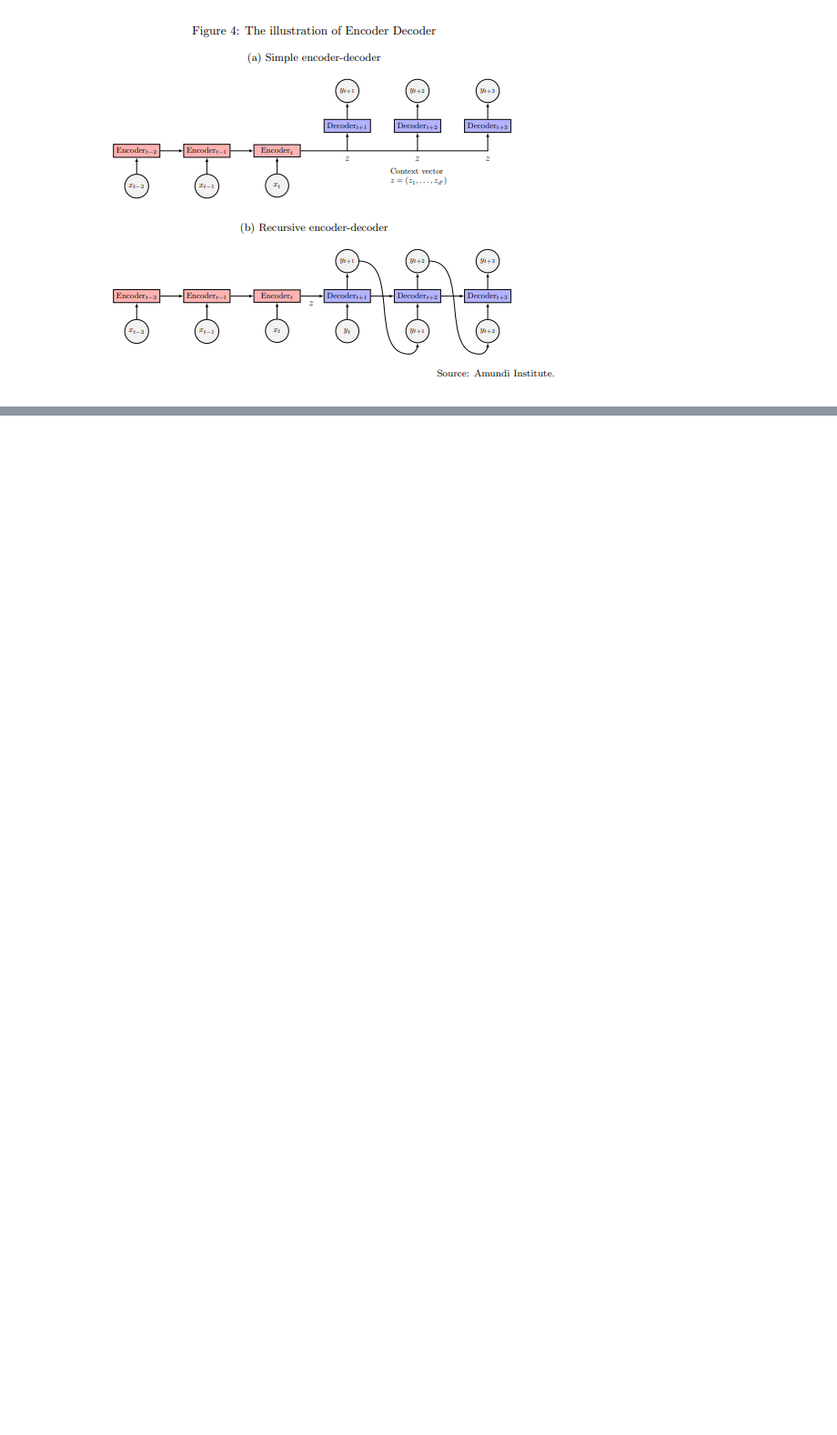
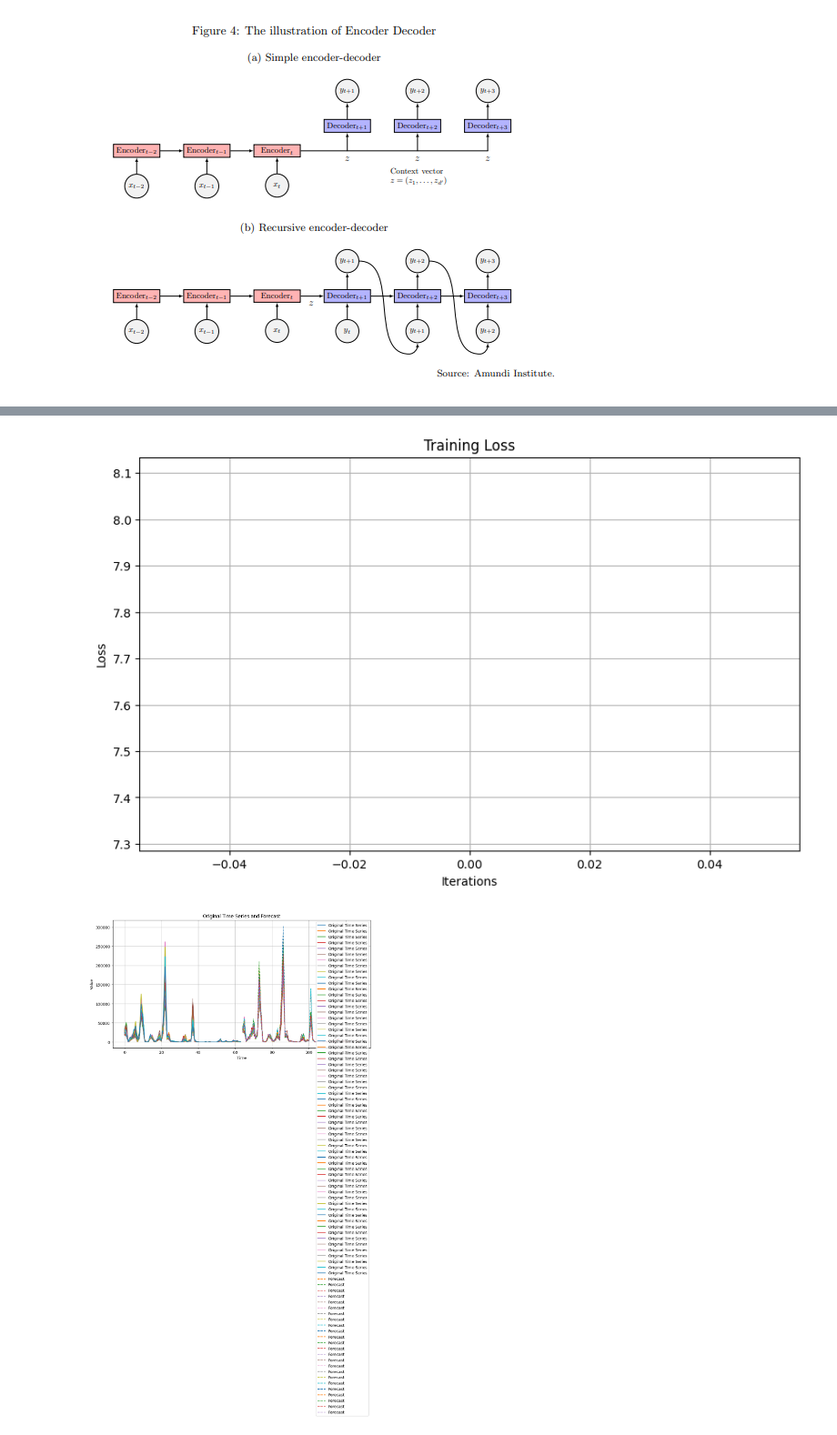
Before and after one commit to CodeHunterOfficial/TimeSeriesForecast_2024-2025, a Jupyter notebook: Тема 9. Прогнозирование временных рядов с помощью Transformers/Тема_9_Прогнозирование_временных_рядов_с_помощью_Transformers_(Примеры).ipynb, the cells around one changed output, grey strips where cells are left out. Shown at 91% size. Drawn from its saved outputs; the diff is of its cells as text; code cells hidden in the pictures; blank space fills up the shorter version.

```diff
--- a/Тема 9. Прогнозирование временных рядов с помощью Transformers/Тема_9_Прогнозирование_временных_рядов_с_помощью_Transformers_(Примеры).ipynb
+++ b/Тема 9. Прогнозирование временных рядов с помощью Transformers/Тема_9_Прогнозирование_временных_рядов_с_помощью_Transformers_(Примеры).ipynb
@@ -140,0 +999,76 @@ $$ X_{t+1}^{t+\tau} = g(X_{1}^{_t}) + \epsilon $$
+# %%
+# Import required libraries
+from huggingface_hub import hf_hub_download
+import torch
+from transformers import TimeSeriesTransformerForPrediction
+import matplotlib.pyplot as plt
+
+# Download the dataset from Hugging Face Hub
+file = hf_hub_download(
+    repo_id="hf-internal-testing/tourism-monthly-batch",
+    filename="train-batch.pt",
+    repo_type="dataset"
+)
+
+# Load the dataset
+batch = torch.load(file)
+
+# Load the model for time series prediction
+model = TimeSeriesTransformerForPrediction.from_pretrained(
+    "huggingface/time-series-transformer-tourism-monthly"
+)
+
+# During training, provide both past and future values
+# as well as possible additional features
+outputs = model(
+    past_values=batch["past_values"],
+    past_time_features=batch["past_time_features"],
+    past_observed_mask=batch["past_observed_mask"],
+    static_categorical_features=batch["static_categorical_features"],
+    static_real_features=batch["static_real_features"],
+    future_values=batch["future_values"],
+    future_time_features=batch["future_time_features"],
+)
+
+loss = outputs.loss
+loss.backward()
+
+# Visualize training loss
+plt.figure(figsize=(10, 6))
+plt.plot(outputs.loss.detach().numpy())
+plt.xlabel('Iterations')
+plt.ylabel('Loss')
+plt.title('Training Loss')
+plt.grid(True)
+plt.show()
+
+
+# During inference, provide only past values
+# as well as possible additional features
+# the model autoregressively generates future values
+outputs = model.generate(
+    past_values=batch["past_values"],
+    past_time_features=batch["past_time_features"],
+    past_observed_mask=batch["past_observed_mask"],
+    static_categorical_features=batch["static_categorical_features"],
+    static_real_features=batch["static_real_features"],
+    future_time_features=batch["future_time_features"],
+)
+
+# Calculate mean prediction across sequences
+mean_prediction = outputs.sequences.mean(dim=1)
+
+# Visualize the original time series and the forecast
+plt.figure(figsize=(12, 6))
+plt.plot(batch["past_values"], label='Original Time Series')
+plt.plot(range(len(batch["past_values"]), len(batch["past_values"]) + len(mean_prediction)),
+         mean_prediction, label='Forecast', linestyle='--')
+plt.xlabel('Time')
+plt.ylabel('Value')
+plt.title('Original Time Series and Forecast')
+plt.legend()
+plt.grid(True)
+plt.show()
+# %% [output]
+[figure, added]
+[figure, added]
```
Also changed, not shown: parts of 31 cells of this notebook.
